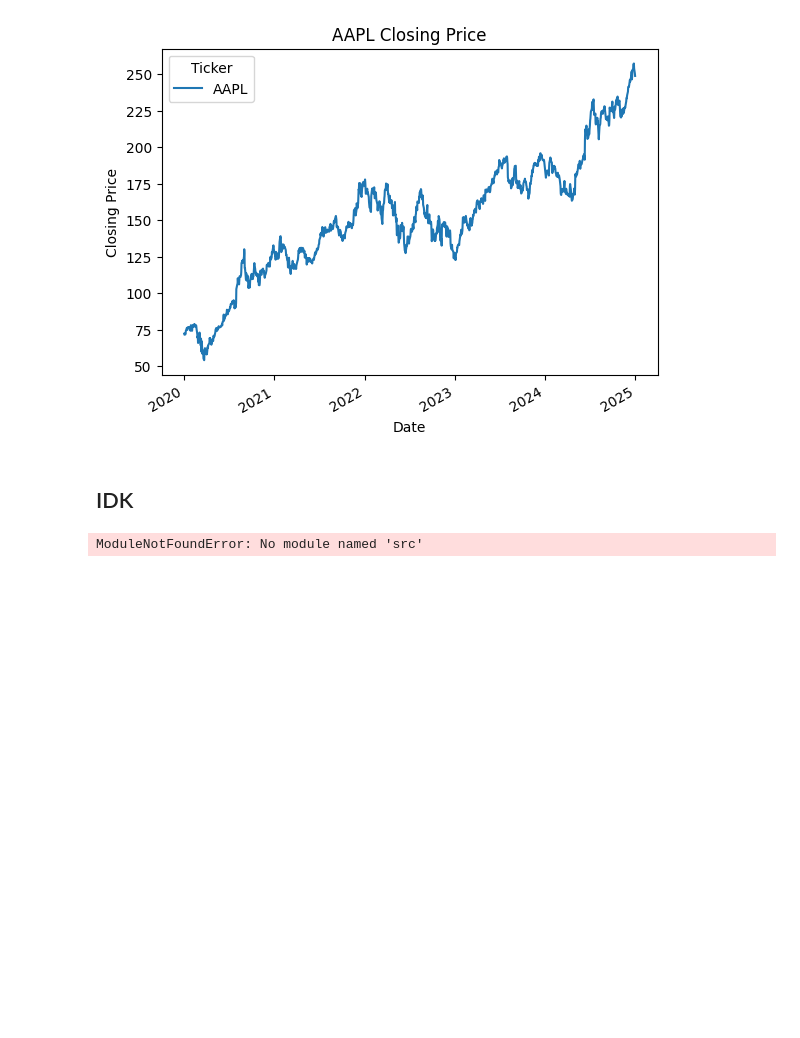
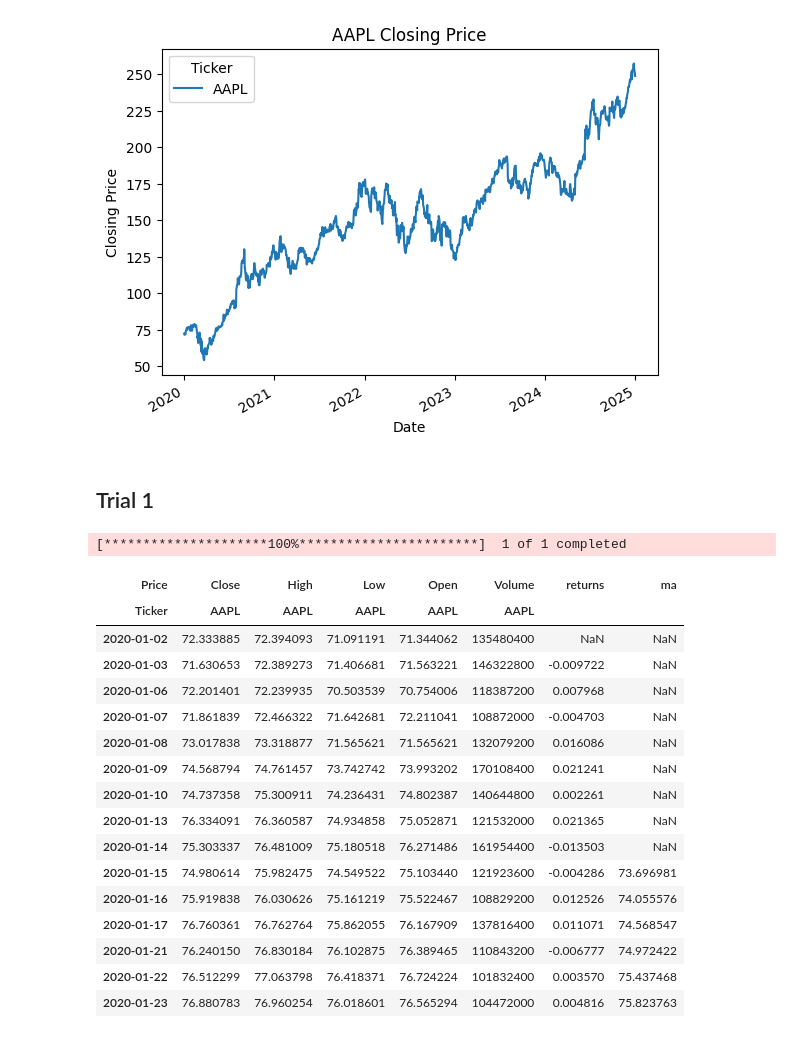
Before and after one commit to noelpdlt/quant-research-system, a Jupyter notebook: notebooks/financialdatatest1.ipynb, the cells around one changed output. Cells and saved outputs as stored; diff of their text form; code cells hidden in the pictures; blank space fills up the shorter version.

```diff
--- a/notebooks/financialdatatest1.ipynb
+++ b/notebooks/financialdatatest1.ipynb
@@ -26,8 +28,38 @@ plt.xlabel('Date')
 Text(0.5, 0, 'Date')
 [figure]
 # %% [markdown]
-## IDK
+## Trial 1
 # %%
+import sys
+from pathlib import Path
+import matplotlib.pyplot
+
+sys.path.append(str(Path().resolve().parent))
+
 from src.data import get_data
+from src.features import compute_returns, moving_average
-# %% [output]
-ModuleNotFoundError: No module named 'src'
+# %%
+df = get_data('AAPL', '2020-01-01', '2025-01-01')
+df = compute_returns(df)
+df = moving_average(df)
+
+df.head(15)
+# %% [output]
+[*********************100%***********************]  1 of 1 completed
+| Price | Close | High | Low | Open | Volume | returns | ma |
+| Ticker | AAPL | AAPL | AAPL | AAPL | AAPL |  |  |
+| 2020-01-02 | 72.333885 | 72.394093 | 71.091191 | 71.344062 | 135480400 | NaN | NaN |
+| 2020-01-03 | 71.630653 | 72.389273 | 71.406681 | 71.563221 | 146322800 | -0.009722 | NaN |
+| 2020-01-06 | 72.201401 | 72.239935 | 70.503539 | 70.754006 | 118387200 | 0.007968 | NaN |
+| 2020-01-07 | 71.861839 | 72.466322 | 71.642681 | 72.211041 | 108872000 | -0.004703 | NaN |
+| 2020-01-08 | 73.017838 | 73.318877 | 71.565621 | 71.565621 | 132079200 | 0.016086 | NaN |
+| 2020-01-09 | 74.568794 | 74.761457 | 73.742742 | 73.993202 | 170108400 | 0.021241 | NaN |
+| 2020-01-10 | 74.737358 | 75.300911 | 74.236431 | 74.802387 | 140644800 | 0.002261 | NaN |
+| 2020-01-13 | 76.334091 | 76.360587 | 74.934858 | 75.052871 | 121532000 | 0.021365 | NaN |
+| 2020-01-14 | 75.303337 | 76.481009 | 75.180518 | 76.271486 | 161954400 | -0.013503 | NaN |
+| 2020-01-15 | 74.980614 | 75.982475 | 74.549522 | 75.103440 | 121923600 | -0.004286 | 73.696981 |
+| 2020-01-16 | 75.919838 | 76.030626 | 75.161219 | 75.522467 | 108829200 | 0.012526 | 74.055576 |
+| 2020-01-17 | 76.760361 | 76.762764 | 75.862055 | 76.167909 | 137816400 | 0.011071 | 74.568547 |
+| 2020-01-21 | 76.240150 | 76.830184 | 76.102875 | 76.389465 | 110843200 | -0.006777 | 74.972422 |
+| 2020-01-22 | 76.512299 | 77.063798 | 76.418371 | 76.724224 | 101832400 | 0.003570 | 75.437468 |
+| 2020-01-23 | 76.880783 | 76.960254 | 76.018601 | 76.565294 | 104472000 | 0.004816 | 75.823763 |
```
Also changed, not shown: parts of 3 cells of this notebook, 2 other files.
